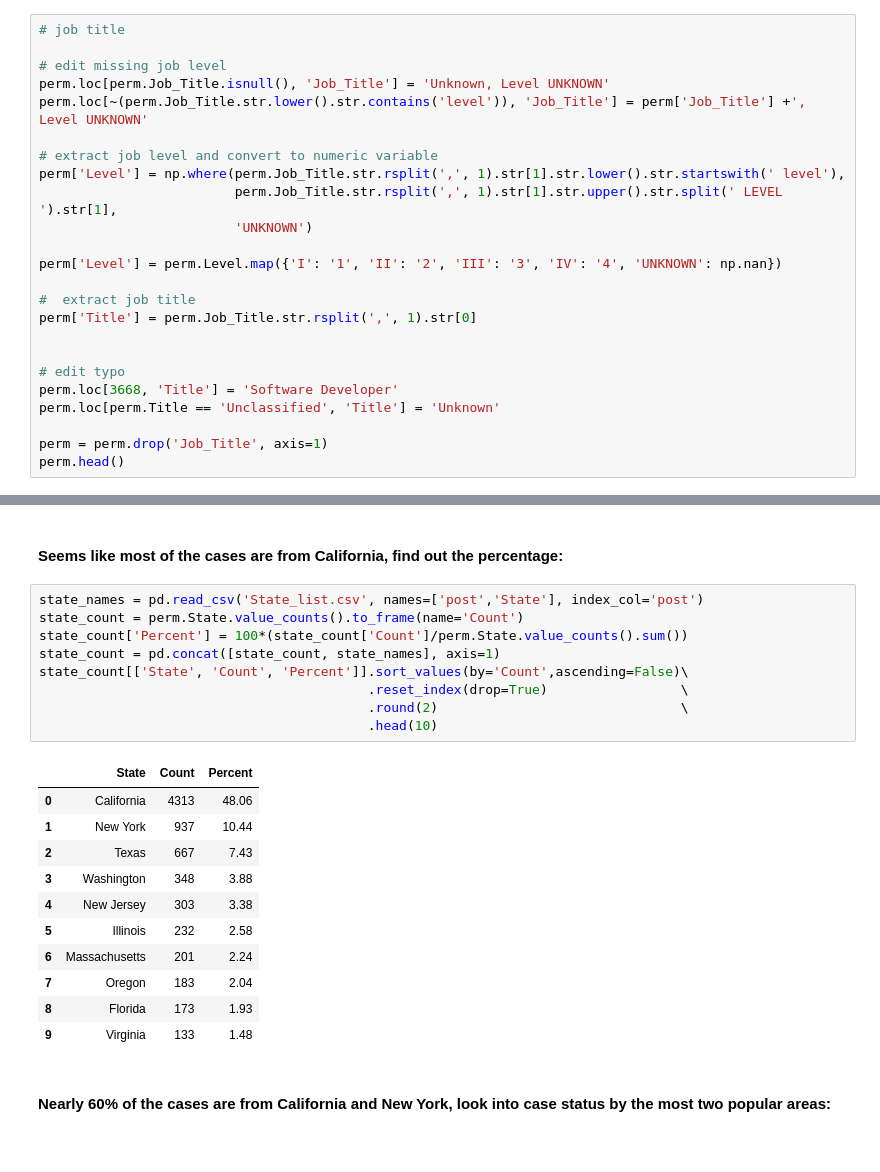
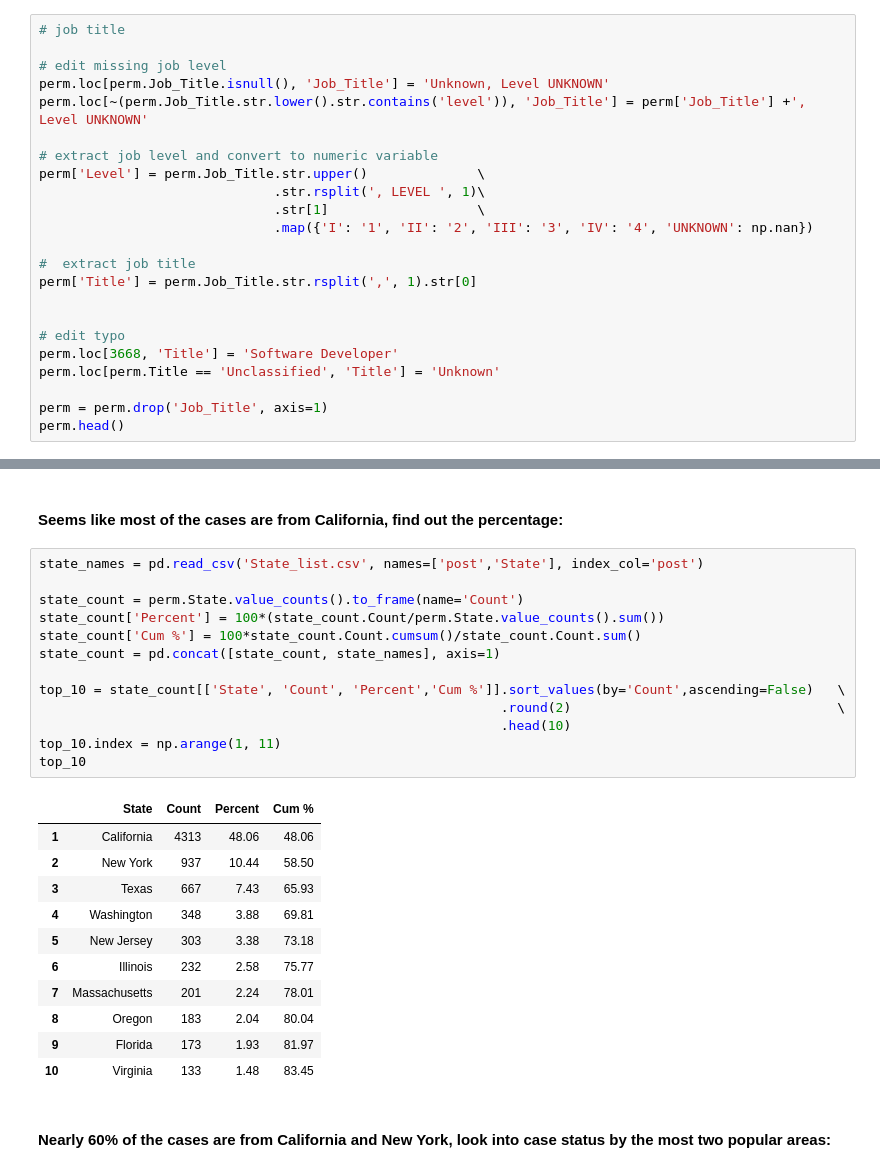
Before and after one commit to ktc312/Data-Analysis-Example, a Jupyter notebook: Taiwanese PERM data anaylsis.ipynb, the cells around one changed output, grey strips where cells are left out. Cells and saved outputs as stored; diff of their text form.

```diff
--- a/Taiwanese PERM data anaylsis.ipynb
+++ b/Taiwanese PERM data anaylsis.ipynb
@@ -202,11 +202,10 @@ perm.loc[perm.Job_Title.isnull(), 'Job_Title'] = 'Unknown, Level UNKNOWN'
 perm.loc[~(perm.Job_Title.str.lower().str.contains('level')), 'Job_Title'] = perm['Job_Title'] +', Level UNKNOWN'
 
 # extract job level and convert to numeric variable
-perm['Level'] = np.where(perm.Job_Title.str.rsplit(',', 1).str[1].str.lower().str.startswith(' level'),
-                         perm.Job_Title.str.rsplit(',', 1).str[1].str.upper().str.split(' LEVEL ').str[1],
-                         'UNKNOWN')
-
-perm['Level'] = perm.Level.map({'I': '1', 'II': '2', 'III': '3', 'IV': '4', 'UNKNOWN': np.nan})
+perm['Level'] = perm.Job_Title.str.upper()              \
+                              .str.rsplit(', LEVEL ', 1)\
+                              .str[1]                   \
+                              .map({'I': '1', 'II': '2', 'III': '3', 'IV': '4', 'UNKNOWN': np.nan})
 
 #  extract job title
 perm['Title'] = perm.Job_Title.str.rsplit(',', 1).str[0]
@@ -347,25 +346,29 @@ ax.set(title='Top ten States', ylabel='', xlabel='Petitions');
 #### Seems like most of the cases are from California, find out the percentage:
 # %%
 state_names = pd.read_csv('State_list.csv', names=['post','State'], index_col='post')
+
 state_count = perm.State.value_counts().to_frame(name='Count')
-state_count['Percent'] = 100*(state_count['Count']/perm.State.value_counts().sum())
+state_count['Percent'] = 100*(state_count.Count/perm.State.value_counts().sum())
+state_count['Cum %'] = 100*state_count.Count.cumsum()/state_count.Count.sum()
 state_count = pd.concat([state_count, state_names], axis=1)
-state_count[['State', 'Count', 'Percent']].sort_values(by='Count',ascending=False)\
-                                          .reset_index(drop=True)                 \
-                                          .round(2)                               \
-                                          .head(10)
+
+top_10 = state_count[['State', 'Count', 'Percent','Cum %']].sort_values(by='Count',ascending=False)   \
+                                                           .round(2)                                  \
+                                                           .head(10)
+top_10.index = np.arange(1, 11)
+top_10
 # %% [output]
-|  | State | Count | Percent |
-| 0 | California | 4313 | 48.06 |
-| 1 | New York | 937 | 10.44 |
-| 2 | Texas | 667 | 7.43 |
-| 3 | Washington | 348 | 3.88 |
-| 4 | New Jersey | 303 | 3.38 |
-| 5 | Illinois | 232 | 2.58 |
-| 6 | Massachusetts | 201 | 2.24 |
-| 7 | Oregon | 183 | 2.04 |
-| 8 | Florida | 173 | 1.93 |
-| 9 | Virginia | 133 | 1.48 |
+|  | State | Count | Percent | Cum % |
+| 1 | California | 4313 | 48.06 | 48.06 |
+| 2 | New York | 937 | 10.44 | 58.50 |
+| 3 | Texas | 667 | 7.43 | 65.93 |
+| 4 | Washington | 348 | 3.88 | 69.81 |
+| 5 | New Jersey | 303 | 3.38 | 73.18 |
+| 6 | Illinois | 232 | 2.58 | 75.77 |
+| 7 | Massachusetts | 201 | 2.24 | 78.01 |
+| 8 | Oregon | 183 | 2.04 | 80.04 |
+| 9 | Florida | 173 | 1.93 | 81.97 |
+| 10 | Virginia | 133 | 1.48 | 83.45 |
 # %% [markdown]
 #### Nearly 60% of the cases are from California and New York, look into case status by the most two popular areas:
 # %%
```
Also changed, not shown: parts of 8 cells of this notebook.
